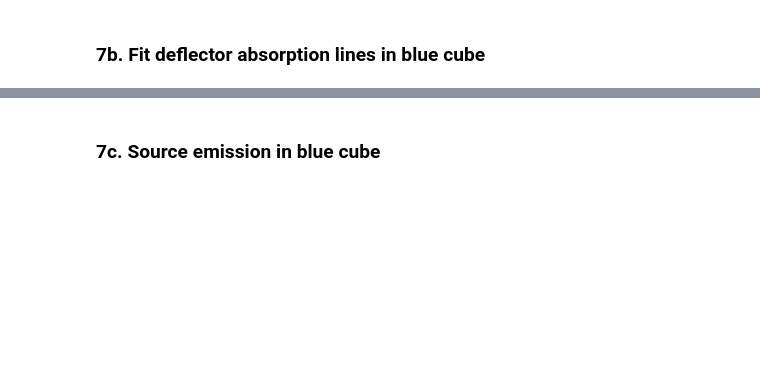
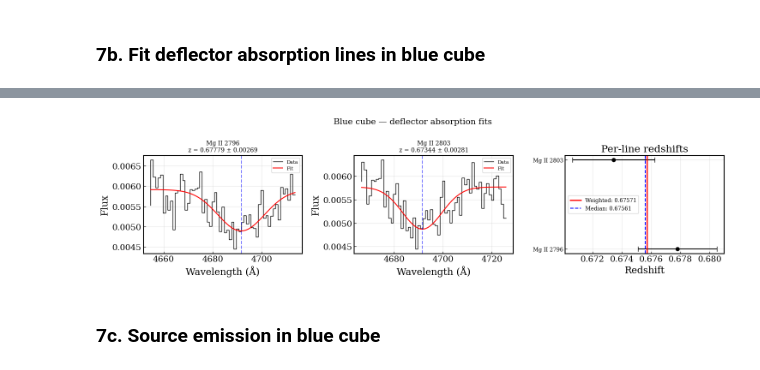
Before and after one commit to rodelcr/AGEL0206_kinematics_and_photometry, a Jupyter notebook: notebooks/04_redshift_verification.ipynb, the cells around one changed output, grey strips where cells are left out. Saved outputs shown, nothing was run; the diff lists cells and outputs as text; code cells hidden in the pictures; blank space fills up the shorter version.

```diff
--- a/notebooks/04_redshift_verification.ipynb
+++ b/notebooks/04_redshift_verification.ipynb
@@ -469,26 +657,72 @@ plt.show()
 # %% [markdown]
 ### 7b. Fit deflector absorption lines in blue cube
 # %%
-# Fit deflector absorption lines in the blue cube
-defl_blue_result = verify_redshift(
+# Fit deflector absorption AND emission lines in the blue cube
+# Uses the in-range line lists computed in the diagnostic cell above
+
+# --- Absorption (use lines actually in the blue range) ---
+abs_dict = blue_abs_in_range if blue_abs_in_range else DEFLECTOR_ABS_LINES
+defl_blue_abs = verify_redshift(
     lam_blue_air, defl_blue, z_guess=z_defl_guess,
     noise=noise_blue, emission=False, window_angstrom=30.0,
-    line_dict=DEFLECTOR_LINES
+    line_dict=abs_dict
 )
 
-print(f"Blue cube — deflector absorption lines:")
+print(f"ABSORPTION LINES (blue cube, {len(abs_dict)} lines attempted):")
 print(f"{'Line':<20} {'z_fit':>10} {'z_err':>10} {'center (Å)':>12} {'sigma (Å)':>10}")
 print('-' * 65)
-for name, r in defl_blue_result['per_line'].items():
+for name, r in defl_blue_abs['per_line'].items():
     if r['success']:
         print(f"{name:<20} {r['z_fit']:10.5f} {r['z_err']:10.5f} "
               f"{r.get('center', np.nan):12.2f} {r.get('sigma', np.nan):10.2f}")
     else:
         print(f"{name:<20} {'FAILED':>10} {r.get('message', ''):>30}")
+if defl_blue_abs['n_lines_fit'] > 0:
+    print(f"Weighted z (abs, blue) = {defl_blue_abs['z_weighted']:.5f} ± {defl_blue_abs['z_weighted_err']:.5f}")
+else:
+    print("No absorption lines fit in blue cube")
 
-print(f"\nWeighted z (blue) = {defl_blue_result['z_weighted']:.5f} ± {defl_blue_result['z_weighted_err']:.5f}")
-print(f"Weighted z (red)  = {defl_result['z_weighted']:.5f} ± {defl_result['z_weighted_err']:.5f}")
-print(f"Delta z (blue-red) = {defl_blue_result['z_weighted'] - defl_result['z_weighted']:.5f}")
+# --- Emission (use lines actually in the blue range) ---
+em_dict = blue_em_in_range if blue_em_in_range else DEFLECTOR_EM_LINES
+defl_blue_em = verify_redshift(
+    lam_blue_air, defl_blue, z_guess=z_defl_guess,
+    noise=noise_blue, emission=True, window_angstrom=30.0,
+    line_dict=em_dict
+)
 
-fig = plot_line_fits(defl_blue_result, title='Blue cube — deflector absorption line fits')
-plt.show()
+print(f"\nEMISSION LINES (blue cube, {len(em_dict)} lines attempted):")
+print(f"{'Line':<20} {'z_fit':>10} {'z_err':>10} {'center (Å)':>12} {'sigma (Å)':>10}")
+print('-' * 65)
+for name, r in defl_blue_em['per_line'].items():
+    if r['success']:
+        print(f"{name:<20} {r['z_fit']:10.5f} {r['z_err']:10.5f} "
+              f"{r.get('center', np.nan):12.2f} {r.get('sigma', np.nan):10.2f}")
+    else:
+        print(f"{name:<20} {'FAILED':>10} {r.get('message', ''):>30}")
+if defl_blue_em['n_lines_fit'] > 0:
+    print(f"Weighted z (em, blue) = {defl_blue_em['z_weighted']:.5f} ± {defl_blue_em['z_weighted_err']:.5f}")
+else:
+    print("No deflector emission lines detected in blue cube")
+
+# Keep absorption result for downstream
+defl_blue_result = defl_blue_abs
+
+# --- Comparison ---
+print(f"\n--- Blue vs Red deflector comparison ---")
+print(f"  Red abs z  = {defl_abs_result['z_weighted']:.5f} ± {defl_abs_result['z_weighted_err']:.5f} ({defl_abs_result['n_lines_fit']} lines)")
+if defl_blue_abs['n_lines_fit'] > 0:
+    print(f"  Blue abs z = {defl_blue_abs['z_weighted']:.5f} ± {defl_blue_abs['z_weighted_err']:.5f} ({defl_blue_abs['n_lines_fit']} lines)")
+    print(f"  Delta z (B-R abs) = {defl_blue_abs['z_weighted'] - defl_abs_result['z_weighted']:+.5f}")
+if defl_em_result['n_lines_fit'] > 0:
+    print(f"  Red em z   = {defl_em_result['z_weighted']:.5f} ± {defl_em_result['z_weighted_err']:.5f}")
+if defl_blue_em['n_lines_fit'] > 0:
+    print(f"  Blue em z  = {defl_blue_em['z_weighted']:.5f} ± {defl_blue_em['z_weighted_err']:.5f}")
+
+# Plot fits
+if defl_blue_abs['n_lines_fit'] > 0:
+    fig = plot_line_fits(defl_blue_abs, title='Blue cube — deflector absorption fits')
+    plt.show()
+if defl_blue_em['n_lines_fit'] > 0:
+    fig = plot_line_fits(defl_blue_em, title='Blue cube — deflector emission fits')
+    plt.show()
+# %% [output]
@@ -495,3 +746,4 @@ plt.show()
+[figure, added]
 # %% [markdown]
 ### 7c. Source emission in blue cube
 # %%
```
Also changed, not shown: parts of 13 cells of this notebook, 1 other file.
